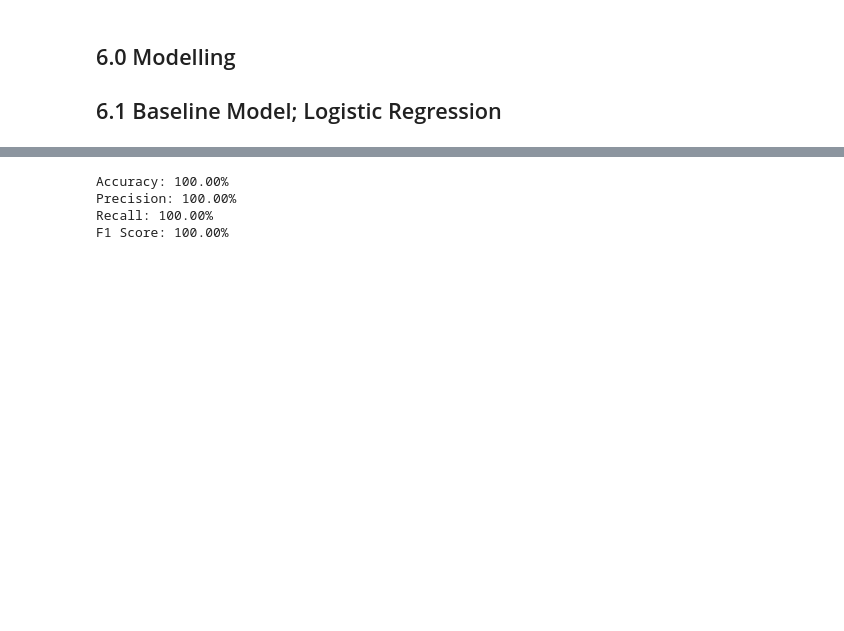
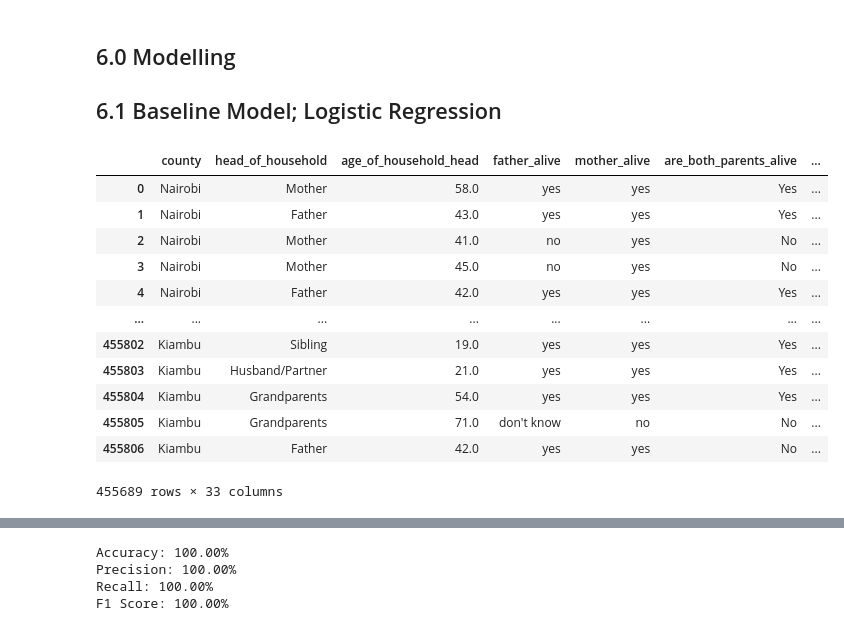
Before and after one commit to RichieRicky/DSF-PT08P5-GROUP5_CAPSTONE-PROJECT, a Jupyter notebook: Index.ipynb, the cells around one changed output, grey strips where cells are left out. Saved outputs shown, nothing was run; the diff lists cells and outputs as text; code cells hidden in the pictures; blank space fills up the shorter version.

```diff
--- a/Index.ipynb
+++ b/Index.ipynb
@@ -805,0 +804,17 @@ y = AGYW_prev_data['result'].map({'Negative':0, 'Positive':1})
+# %%
+clean_df=AGYW_prev_data.drop_duplicates()
+clean_df.drop(columns=['date_of_birth','date_of_enrollment','intervention_date','year_of_enrollment'],axis=1)
+# %% [output]
+|  | county | head_of_household | age_of_household_head | father_alive | mother_alive | are_both_parents_alive | ... |
+| 0 | Nairobi | Mother | 58.0 | yes | yes | Yes | ... |
+| 1 | Nairobi | Father | 43.0 | yes | yes | Yes | ... |
+| 2 | Nairobi | Mother | 41.0 | no | yes | No | ... |
+| 3 | Nairobi | Mother | 45.0 | no | yes | No | ... |
+| 4 | Nairobi | Father | 42.0 | yes | yes | Yes | ... |
+| ... | ... | ... | ... | ... | ... | ... | ... |
+| 455802 | Kiambu | Sibling | 19.0 | yes | yes | Yes | ... |
+| 455803 | Kiambu | Husband/Partner | 21.0 | yes | yes | Yes | ... |
+| 455804 | Kiambu | Grandparents | 54.0 | yes | yes | Yes | ... |
+| 455805 | Kiambu | Grandparents | 71.0 | don't know | no | No | ... |
+| 455806 | Kiambu | Father | 42.0 | yes | yes | No | ... |
+455689 rows × 33 columns
```
Also changed, not shown: parts of 16 cells of this notebook, 1 other file.
